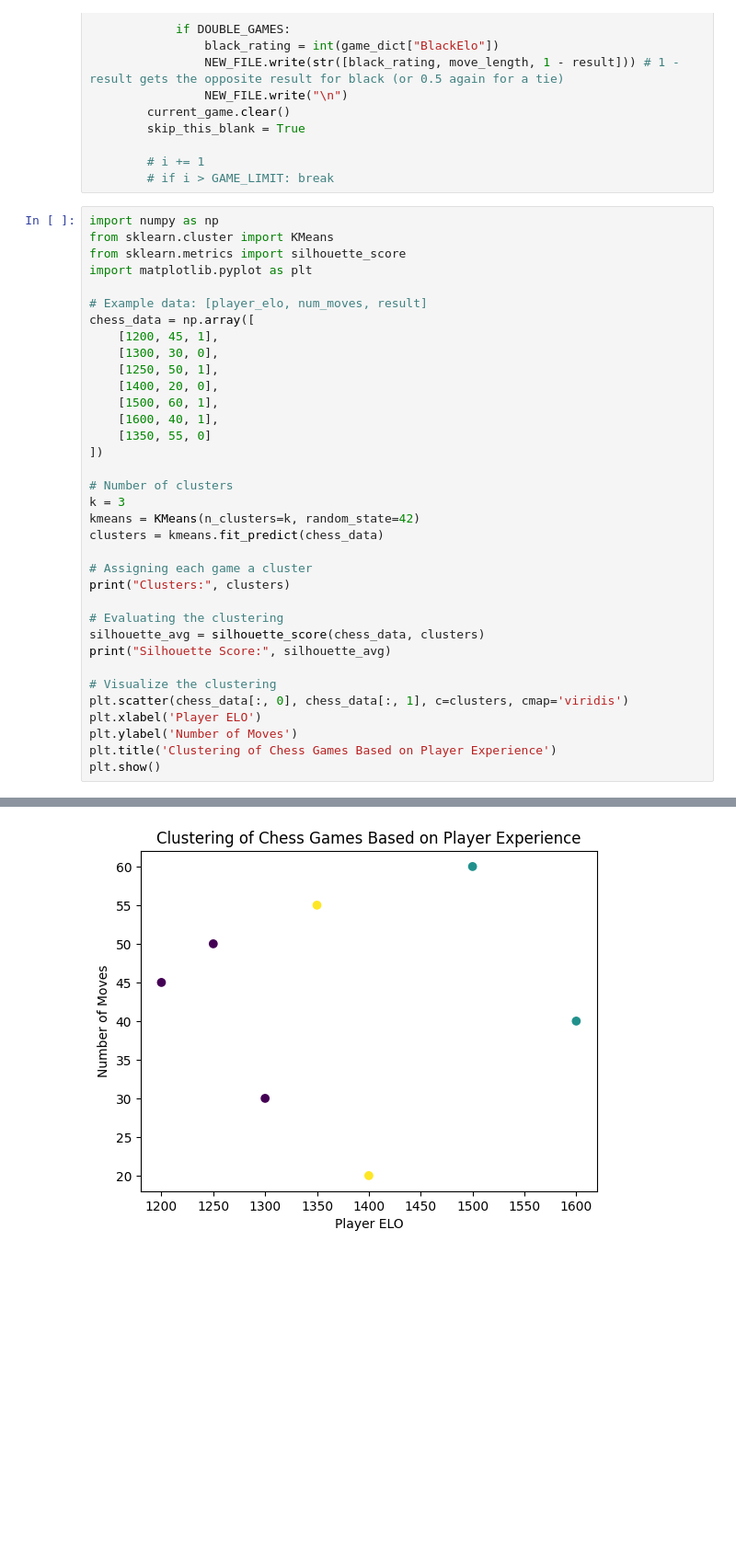
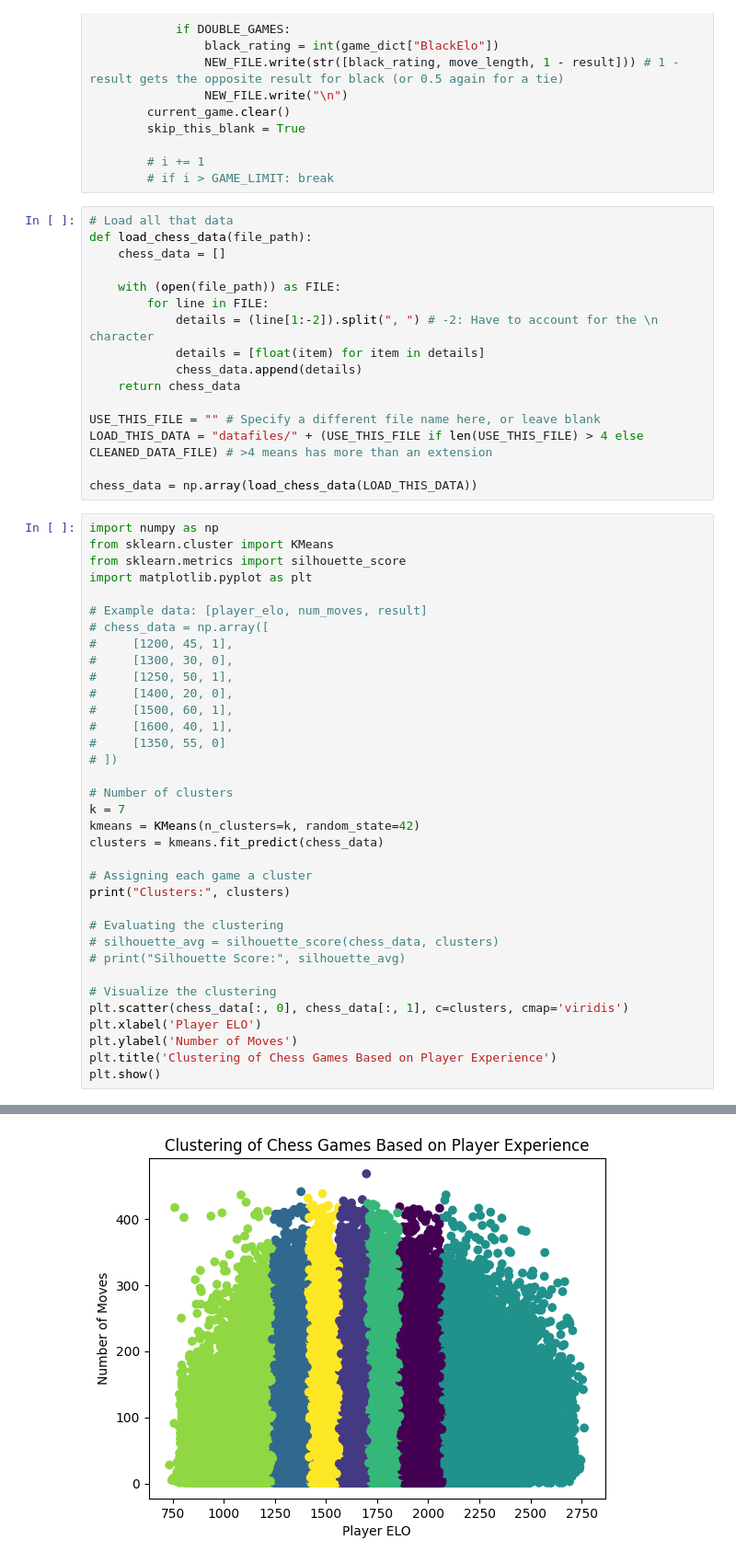
Before and after one commit to MutantLeech/CRE-Project, a Jupyter notebook: Project.ipynb, the cells around one changed output, grey strips where cells are left out. Shown at 92% size. Drawn from its saved outputs; the diff is of its cells as text; blank space fills up the shorter version.

Commit message:
add loading cell, plot all games in dataset

```diff
--- a/Project.ipynb
+++ b/Project.ipynb
@@ -96,6 +96,22 @@ with open("datafiles/" + ORIGINAL_DATA_FILE, "r") as FILE, open("datafiles/" + C
 
         # i += 1
         # if i > GAME_LIMIT: break
+# %%
+# Load all that data
+def load_chess_data(file_path):
+    chess_data = []
+
+    with (open(file_path)) as FILE:
+        for line in FILE:
+            details = (line[1:-2]).split(", ") # -2: Have to account for the \n character
+            details = [float(item) for item in details]
+            chess_data.append(details)
+    return chess_data
+
+USE_THIS_FILE = "" # Specify a different file name here, or leave blank
+LOAD_THIS_DATA = "datafiles/" + (USE_THIS_FILE if len(USE_THIS_FILE) > 4 else CLEANED_DATA_FILE) # >4 means has more than an extension
+
+chess_data = np.array(load_chess_data(LOAD_THIS_DATA))
 # %%
 import numpy as np
 from sklearn.cluster import KMeans
@@ -103,18 +119,18 @@ from sklearn.metrics import silhouette_score
 import matplotlib.pyplot as plt
 
 # Example data: [player_elo, num_moves, result]
-chess_data = np.array([
-    [1200, 45, 1],
-    [1300, 30, 0],
-    [1250, 50, 1],
-    [1400, 20, 0],
-    [1500, 60, 1],
-    [1600, 40, 1],
-    [1350, 55, 0]
-])
+# chess_data = np.array([
+#     [1200, 45, 1],
+#     [1300, 30, 0],
+#     [1250, 50, 1],
+#     [1400, 20, 0],
+#     [1500, 60, 1],
+#     [1600, 40, 1],
+#     [1350, 55, 0]
+# ])
 
 # Number of clusters
-k = 3
+k = 7
 kmeans = KMeans(n_clusters=k, random_state=42)
 clusters = kmeans.fit_predict(chess_data)
 
@@ -122,8 +138,8 @@ clusters = kmeans.fit_predict(chess_data)
 print("Clusters:", clusters)
 
 # Evaluating the clustering
-silhouette_avg = silhouette_score(chess_data, clusters)
-print("Silhouette Score:", silhouette_avg)
+# silhouette_avg = silhouette_score(chess_data, clusters)
+# print("Silhouette Score:", silhouette_avg)
 
 # Visualize the clustering
 plt.scatter(chess_data[:, 0], chess_data[:, 1], c=clusters, cmap='viridis')
@@ -137 +152 @@ Silhouette Score: 0.4177943585835489
-[figure, old version]
+[figure, new version]
```
Also changed, not shown: parts of 1 cell of this notebook.
